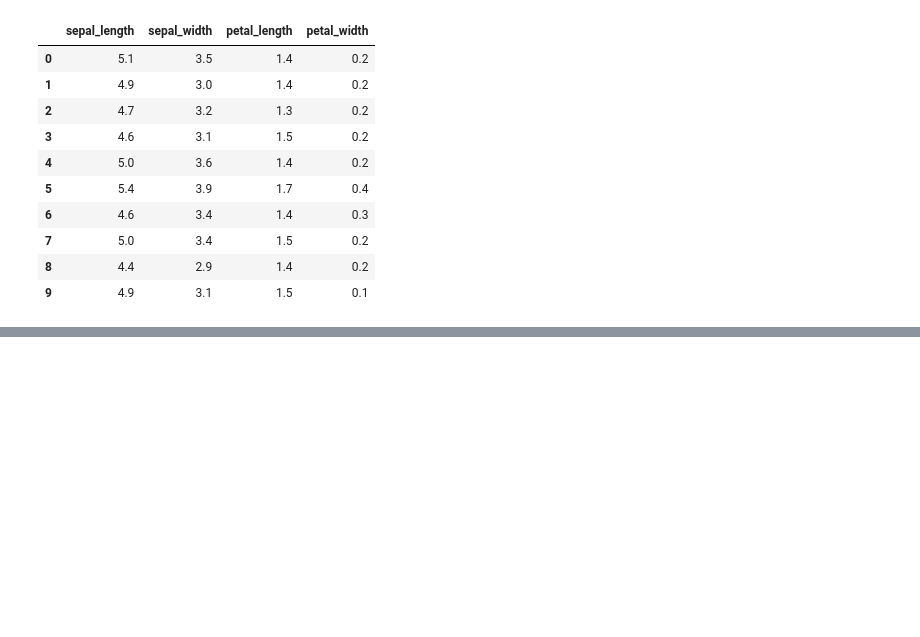
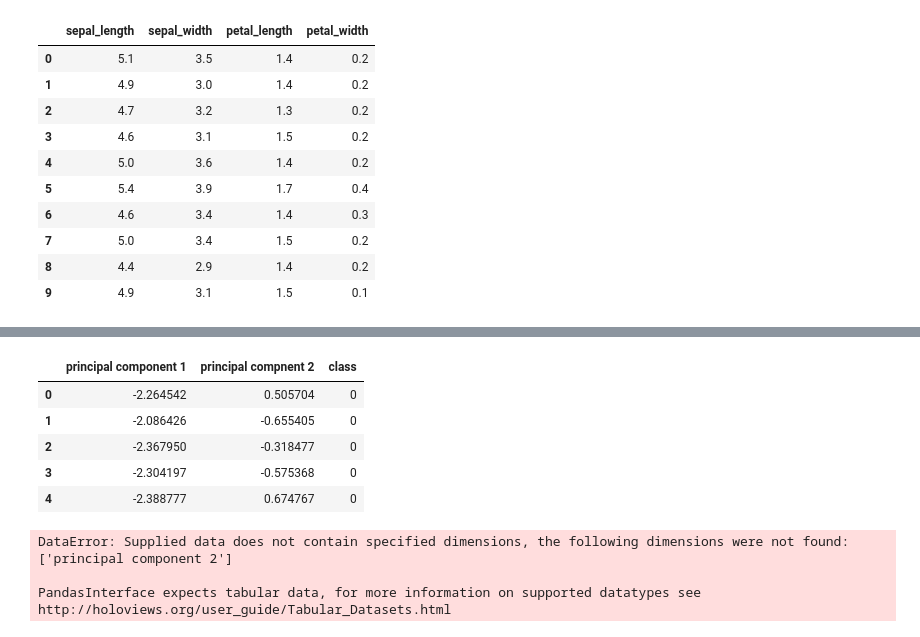
Before and after one commit to AsaHolley/cryptocurrencies, a Jupyter notebook: Module work 6.ipynb, the cells around one changed output, grey strips where cells are left out. Saved outputs shown, nothing was run; the diff lists cells and outputs as text; code cells hidden in the pictures; blank space fills up the shorter version.

```diff
--- a/Module work 6.ipynb
+++ b/Module work 6.ipynb
@@ -27,0 +38,11 @@ df_iris.head(10)
+# %%
+# Initialize PCA model
+pca = PCA(n_components=2)
+# %%
+# Get two principal components for the iris data.
+iris_pca = pca.fit_transform(iris_scaled)
+# %%
+#Transform PCA data to a DataFrame
+df_iris_pca=pd.DataFrame(
+        data=iris_pca, columns=["principal component 1", "principal compnent 2"])
+df_iris_pca.head()
@@ -27,0 +61,15 @@ df_iris.head(10)
+# %%
+# Find the best value for K
+inertia = []
+k = list(range(1, 11))
+
+# Calculate the inertia for the range of K values
+for i in k:
+    km = KMeans(n_clusters=i, random_state=0)
+    km.fit(df_iris_pca)
+    inertia.append(km.inertia_)
+
+# Create the elbow curve
+elbow_data = {"k": k, "inertia": inertia}
+df_elbow = pd.DataFrame(elbow_data)
+df_elbow.hvplot.line(x="k", y="inertia", xticks=k, title="Elbow Curve")
@@ -27,0 +78,26 @@ df_iris.head(10)
+# %%
+# Initialize the K-means model
+model = KMeans(n_clusters=3, random_state=0)
+
+# Fit the model
+model.fit(df_iris_pca)
+
+# Predict clusters
+predictions = model.predict(df_iris_pca)
+
+# Add the predicted class columns
+df_iris_pca["class"] = model.labels_
+df_iris_pca.head()
+# %% [output]
+|  | principal component 1 | principal compnent 2 | class |
+| 0 | -2.264542 | 0.505704 | 0 |
+| 1 | -2.086426 | -0.655405 | 0 |
+| 2 | -2.367950 | -0.318477 | 0 |
+| 3 | -2.304197 | -0.575368 | 0 |
+| 4 | -2.388777 | 0.674767 | 0 |
+# %%
+df_iris_pca.hvplot.scatter(x="principal component 1", y="principal component 2", hover_cols=["class"], by="class")
+# %% [output]
+DataError: Supplied data does not contain specified dimensions, the following dimensions were not found: ['principal component 2']
+
+PandasInterface expects tabular data, for more information on supported datatypes see http://holoviews.org/user_guide/Tabular_Datasets.html
```
Also changed, not shown: parts of 4 cells of this notebook, 2 other files.
